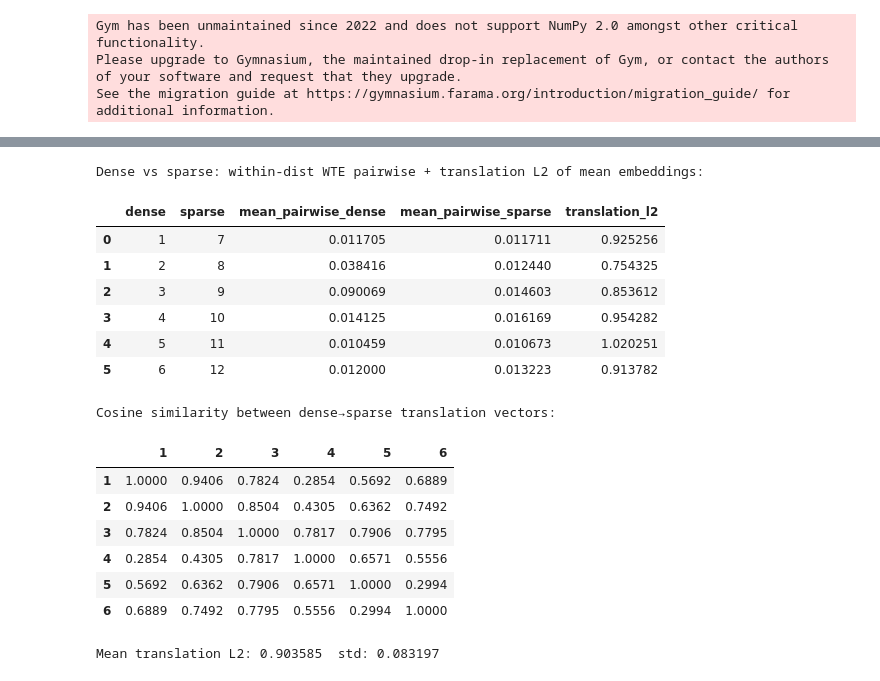
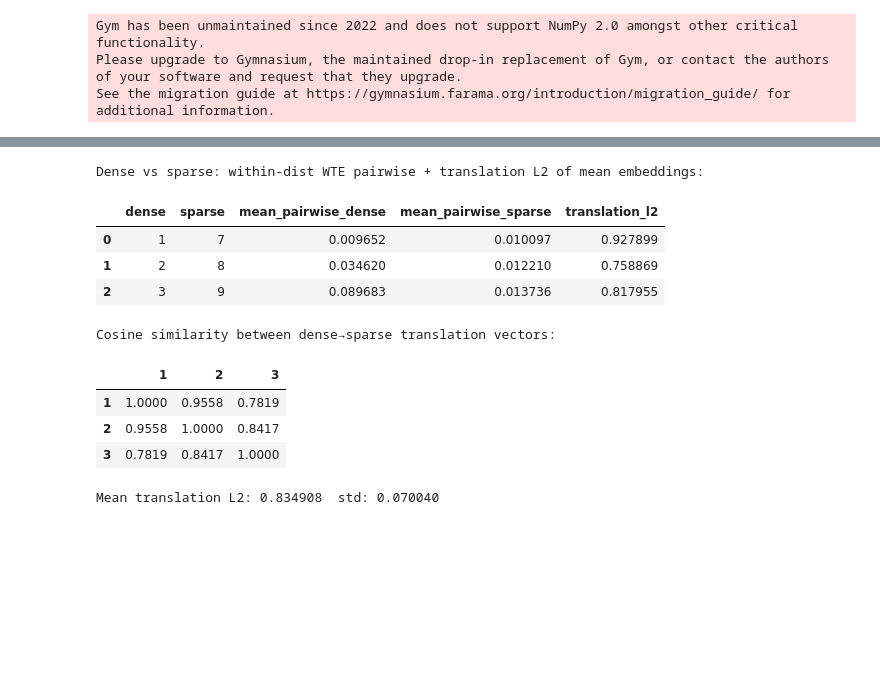
Before and after one commit to m-h3sh/hypex, a Jupyter notebook: scripts/exp2.ipynb, the cells around one changed output, grey strips where cells are left out. Cells and saved outputs as stored; diff of their text form; code cells hidden in the pictures; blank space fills up the shorter version.

```diff
--- a/scripts/exp2.ipynb
+++ b/scripts/exp2.ipynb
@@ -55,7 +56,7 @@ def goal_positions(option, NUM_CELLS):
     return pos
 # %%
 NUM_CELLS = 10
-MAX_STEPS = 30
+MAX_STEPS = 50
 N = NUM_CELLS * NUM_CELLS * MAX_STEPS
 SEED = 42
 
@@ -308,0 +305,37 @@ plt.show()
+# %%
+# LDA visualization of task embeddings
+
+
+n_classes = len(np.unique(labels))
+n_components = min(2, n_classes - 1)
+# shrinkage helps when dim (800) >> n_samples (~24);
+# eigen (not lsqr) supports transform() for 2D projection
+lda = LinearDiscriminantAnalysis(
+    n_components=n_components, solver="eigen", shrinkage="auto"
+)
+Z_lda = lda.fit_transform(X_n, labels)
+
+fig, ax = plt.subplots(figsize=(10, 8))
+for dist_id in sorted(set(labels.tolist())):
+    mask = labels == dist_id
+    marker = "^" if dist_id >= 7 else "o"
+    sc = ax.scatter(
+        Z_lda[mask, 0], Z_lda[mask, 1], s=60, marker=marker, label=f"dist {dist_id}",
+    )
+    color = sc.get_facecolors()[0]
+    ax.scatter(
+        Z_lda[mask, 0].mean(),
+        Z_lda[mask, 1].mean(),
+        s=160,
+        marker="x",
+        linewidths=2,
+        c=[color],
+    )
+for (x, y), g, d in zip(Z_lda, goals, labels):
+    ax.annotate(f"{d}:{g[0]},{g[1]}", (x, y), fontsize=7, xytext=(3, 3), textcoords="offset points")
+ax.set_title("LDA")
+ax.legend(fontsize=8)
+ax.set_xlabel("LD1")
+ax.set_ylabel("LD2" if n_components == 2 else "")
+fig.tight_layout()
+plt.show()
@@ -309,7 +344,5 @@ plt.show()
 # %%
-# Dense → sparse translation for matched goal supports (1→7, …, 6→12).
-
-DENSE_TO_SPARSE = {1: 7, 2: 8, 3: 9, 4: 10, 5: 11, 6: 12}
+DENSE_TO_SPARSE = {1: 7, 2: 8, 3: 9}
 
 def mean_embedding(dist_id, goals):
     OUT_DIR = CODE_DIR / "data" / f"task_dist{dist_id}"
@@ -326,44 +359,38 @@ for dense_id, sparse_id in DENSE_TO_SPARSE.items():
     mu_d = mean_embedding(dense_id, goals)
     mu_s = mean_embedding(sparse_id, goals)
     delta = mu_s - mu_d
     deltas.append(delta)
     rows.append(
         {
             "dense": dense_id,
             "sparse": sparse_id,
             "mean_pairwise_dense": mean_pairwise_wte(dense_id, goals),
             "mean_pairwise_sparse": mean_pairwise_wte(sparse_id, goals),
             "translation_l2": float(np.linalg.norm(delta)),
         }
     )
 
 D = np.stack(deltas)
 D_n = D / np.linalg.norm(D, axis=1, keepdims=True)
 # cosine similarity between translation vectors (are shifts parallel?)
 cos = D_n @ D_n.T
 
 df_trans = pd.DataFrame(rows)
 print("Dense vs sparse: within-dist WTE pairwise + translation L2 of mean embeddings:")
 display(df_trans.round(6))
 
 print("Cosine similarity between dense→sparse translation vectors:")
 display(pd.DataFrame(cos, index=list(DENSE_TO_SPARSE), columns=list(DENSE_TO_SPARSE)).round(4))
 print(f"Mean translation L2: {np.mean([r['translation_l2'] for r in rows]):.6f}  std: {np.std([r['translation_l2'] for r in rows]):.6f}")
 # %% [output]
 Dense vs sparse: within-dist WTE pairwise + translation L2 of mean embeddings:
 |  | dense | sparse | mean_pairwise_dense | mean_pairwise_sparse | translation_l2 |
-| 0 | 1 | 7 | 0.011705 | 0.011711 | 0.925256 |
-| 1 | 2 | 8 | 0.038416 | 0.012440 | 0.754325 |
-| 2 | 3 | 9 | 0.090069 | 0.014603 | 0.853612 |
-| 3 | 4 | 10 | 0.014125 | 0.016169 | 0.954282 |
-| 4 | 5 | 11 | 0.010459 | 0.010673 | 1.020251 |
-| 5 | 6 | 12 | 0.012000 | 0.013223 | 0.913782 |
+| 0 | 1 | 7 | 0.009652 | 0.010097 | 0.927899 |
+| 1 | 2 | 8 | 0.034620 | 0.012210 | 0.758869 |
+| 2 | 3 | 9 | 0.089683 | 0.013736 | 0.817955 |
 Cosine similarity between dense→sparse translation vectors:
-|  | 1 | 2 | 3 | 4 | 5 | 6 |
-| 1 | 1.0000 | 0.9406 | 0.7824 | 0.2854 | 0.5692 | 0.6889 |
-| 2 | 0.9406 | 1.0000 | 0.8504 | 0.4305 | 0.6362 | 0.7492 |
-| 3 | 0.7824 | 0.8504 | 1.0000 | 0.7817 | 0.7906 | 0.7795 |
-| 4 | 0.2854 | 0.4305 | 0.7817 | 1.0000 | 0.6571 | 0.5556 |
-| 5 | 0.5692 | 0.6362 | 0.7906 | 0.6571 | 1.0000 | 0.2994 |
-| 6 | 0.6889 | 0.7492 | 0.7795 | 0.5556 | 0.2994 | 1.0000 |
+|  | 1 | 2 | 3 |
+| 1 | 1.0000 | 0.9558 | 0.7819 |
+| 2 | 0.9558 | 1.0000 | 0.8417 |
+| 3 | 0.7819 | 0.8417 | 1.0000 |
-Mean translation L2: 0.903585  std: 0.083197
+Mean translation L2: 0.834908  std: 0.070040
```
Also changed, not shown: parts of 7 cells of this notebook, 12 other files.
